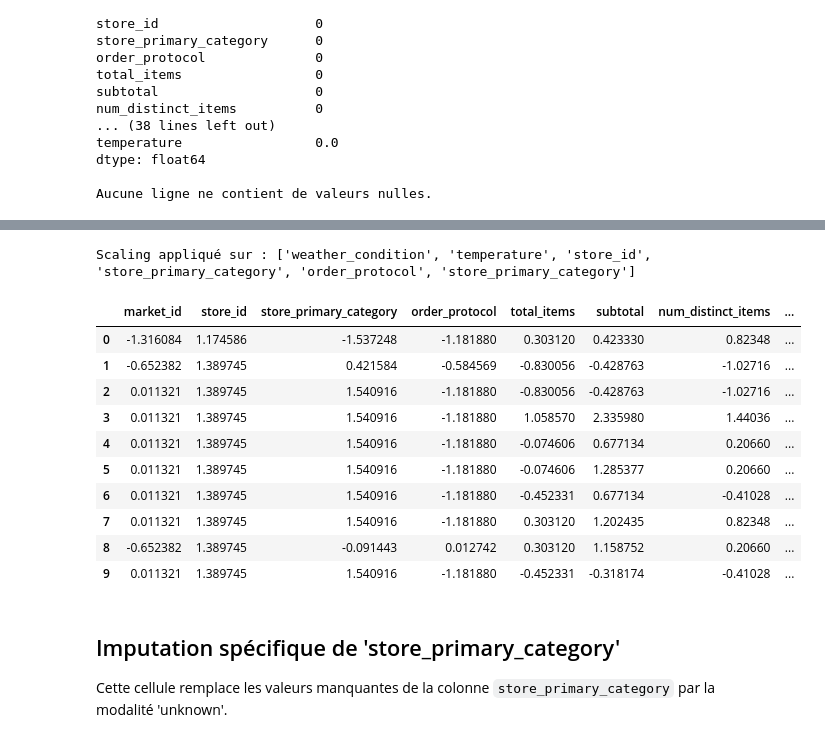
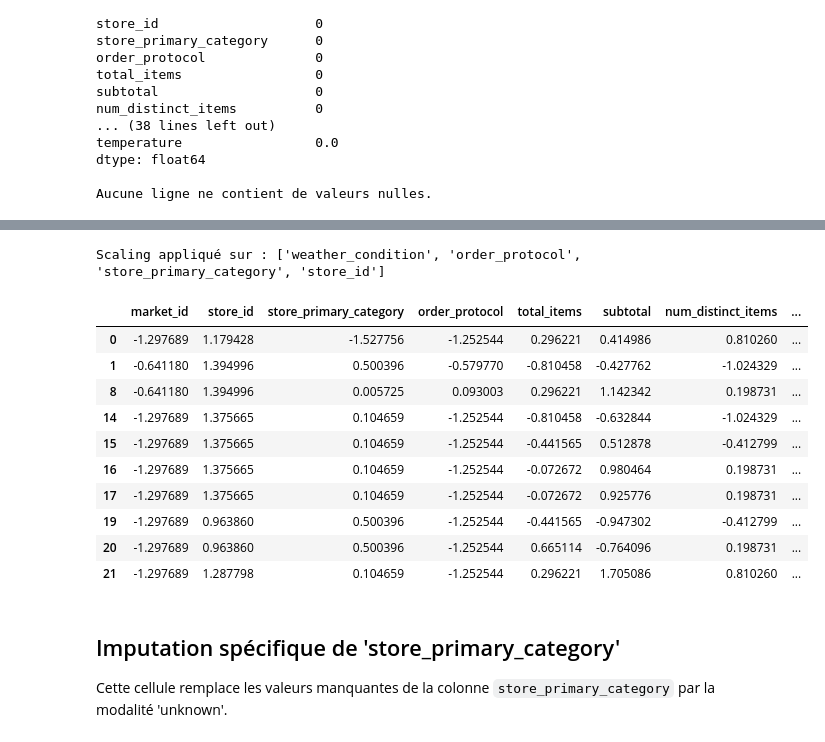
Before and after one commit to chamseddinedoulaEsprit/CRISP-DM-DataSet-Temps-de-livraison, a Jupyter notebook: CRISP-DM Datadelevry.ipynb, the cells around one changed output, grey strips where cells are left out. Cells and saved outputs as stored; diff of their text form; code cells hidden in the pictures.

```diff
--- a/CRISP-DM Datadelevry.ipynb
+++ b/CRISP-DM Datadelevry.ipynb
@@ -505,7 +763,6 @@ df['hour_of_day'] = df['created_at'].dt.hour
 df['price_range'] = df['max_item_price'] - df['min_item_price']
 
 # Ajout du semestre
-df['quarter'] = df['created_at'].dt.quarter  # 1, 2, 3 ou 4
 
 # Afficher les nouvelles colonnes
 print("Colonnes après enrichissement :")
@@ -524,0 +782,15 @@ df.head()
+# %%
+# Liste des colonnes où on veut supprimer les valeurs nulles
+cols_to_check = [
+    "subtotal", "store_primary_category", "price_range", "delivery_duration_min",
+    "market_id", "order_protocol", "num_distinct_items", "created_at",
+    "max_item_price", "total_items", "min_item_price"
+]
+
+# Suppression des lignes avec valeurs nulles dans ces colonnes
+df = df.dropna(subset=cols_to_check)
+
+# Vérification après suppression
+print(f"Nombre de lignes après suppression : {len(df)}")
+for col in cols_to_check:
+    print(f"Lignes nulles restantes dans {col} : {df[col].isna().sum()}")
@@ -665,9 +978,9 @@ def enrich_df_one_pc_batch(df, chunk_days_limit=None):
 # ------------------ Exemple d'utilisation ------------------
 # suppose df est ton DataFrame chargé
 # option A: une requete par marché (si la API accepte la plage entière)
-#df_enriched = enrich_df_one_pc_batch(df, chunk_days_limit=None)
+df_enriched = enrich_df_one_pc_batch(df, chunk_days_limit=None)
 
 # option B: découper les plages si l'API a une limite de longueur (par ex 180 jours max)
 #df_enriched = enrich_df_one_pc_batch(df, chunk_days_limit=180)
 
-df.to_csv("df_enriched.csv", index=False)
+#df.to_csv("df_enriched.csv", index=False)
@@ -763,8 +1092,8 @@ numeric_cols_present = [
     c for c in [
         'market_id', 'total_items', 'subtotal', 'num_distinct_items',
         'min_item_price', 'max_item_price', 'total_onshift_partners',
-        'total_busy_partners', 'total_outstanding_orders', 'temperature',
-        'delivery_duration_min', 'day_of_week_numeric', 'hour_of_day',
+        'total_busy_partners', 'total_outstanding_orders', 'temperature'
+        , 'day_of_week_numeric', 'hour_of_day',
         'price_range', 'quarter'
     ] if c in df.columns and df[c].dtype in ['int64', 'float64', 'int32', 'float32']
 ]
@@ -983,34 +1300,34 @@ print(df.shape)
 # %%
 from sklearn.preprocessing import StandardScaler
 
 # Colonnes à scaler
-cols_to_scale = ['weather_condition', 'temperature','store_primary_category','order_protocol','store_primary_category']
+cols_to_scale = ['weather_condition', 'order_protocol','store_primary_category','store_id']
 
 # Vérifier que les colonnes existent dans le DataFrame
 cols_to_scale = [c for c in cols_to_scale if c in df.columns]
 
 # Initialiser le scaler
 scaler = StandardScaler()
 
 
 # Appliquer le scaling seulement sur ces colonnes
 df[cols_to_scale] = scaler.fit_transform(df[cols_to_scale])
 
 print("Scaling appliqué sur :", cols_to_scale)
 display(df.head(10))
 # %% [output]
-Scaling appliqué sur : ['weather_condition', 'temperature', 'store_id', 'store_primary_category', 'order_protocol', 'store_primary_category']
+Scaling appliqué sur : ['weather_condition', 'order_protocol', 'store_primary_category', 'store_id']
 |  | market_id | store_id | store_primary_category | order_protocol | total_items | subtotal | num_distinct_items | ... |
-| 0 | -1.316084 | 1.174586 | -1.537248 | -1.181880 | 0.303120 | 0.423330 | 0.82348 | ... |
-| 1 | -0.652382 | 1.389745 | 0.421584 | -0.584569 | -0.830056 | -0.428763 | -1.02716 | ... |
-| 2 | 0.011321 | 1.389745 | 1.540916 | -1.181880 | -0.830056 | -0.428763 | -1.02716 | ... |
-| 3 | 0.011321 | 1.389745 | 1.540916 | -1.181880 | 1.058570 | 2.335980 | 1.44036 | ... |
-| 4 | 0.011321 | 1.389745 | 1.540916 | -1.181880 | -0.074606 | 0.677134 | 0.20660 | ... |
-| 5 | 0.011321 | 1.389745 | 1.540916 | -1.181880 | -0.074606 | 1.285377 | 0.20660 | ... |
-| 6 | 0.011321 | 1.389745 | 1.540916 | -1.181880 | -0.452331 | 0.677134 | -0.41028 | ... |
-| 7 | 0.011321 | 1.389745 | 1.540916 | -1.181880 | 0.303120 | 1.202435 | 0.82348 | ... |
-| 8 | -0.652382 | 1.389745 | -0.091443 | 0.012742 | 0.303120 | 1.158752 | 0.20660 | ... |
-| 9 | 0.011321 | 1.389745 | 1.540916 | -1.181880 | -0.452331 | -0.318174 | -0.41028 | ... |
+| 0 | -1.297689 | 1.179428 | -1.527756 | -1.252544 | 0.296221 | 0.414986 | 0.810260 | ... |
+| 1 | -0.641180 | 1.394996 | 0.500396 | -0.579770 | -0.810458 | -0.427762 | -1.024329 | ... |
+| 8 | -0.641180 | 1.394996 | 0.005725 | 0.093003 | 0.296221 | 1.142342 | 0.198731 | ... |
+| 14 | -1.297689 | 1.375665 | 0.104659 | -1.252544 | -0.810458 | -0.632844 | -1.024329 | ... |
+| 15 | -1.297689 | 1.375665 | 0.104659 | -1.252544 | -0.441565 | 0.512878 | -0.412799 | ... |
+| 16 | -1.297689 | 1.375665 | 0.104659 | -1.252544 | -0.072672 | 0.980464 | 0.198731 | ... |
+| 17 | -1.297689 | 1.375665 | 0.104659 | -1.252544 | -0.072672 | 0.925776 | 0.198731 | ... |
+| 19 | -1.297689 | 0.963860 | 0.500396 | -1.252544 | -0.441565 | -0.947302 | -0.412799 | ... |
+| 20 | -1.297689 | 0.963860 | 0.500396 | -1.252544 | 0.665114 | -0.764096 | 0.198731 | ... |
+| 21 | -1.297689 | 1.287798 | 0.104659 | -1.252544 | 0.296221 | 1.705086 | 0.810260 | ... |
 # %% [markdown]
 ##  Imputation spécifique de 'store_primary_category'
 Cette cellule remplace les valeurs manquantes de la colonne `store_primary_category` par la modalité 'unknown'.
```
Also changed, not shown: parts of 36 cells of this notebook, 2 other files.
